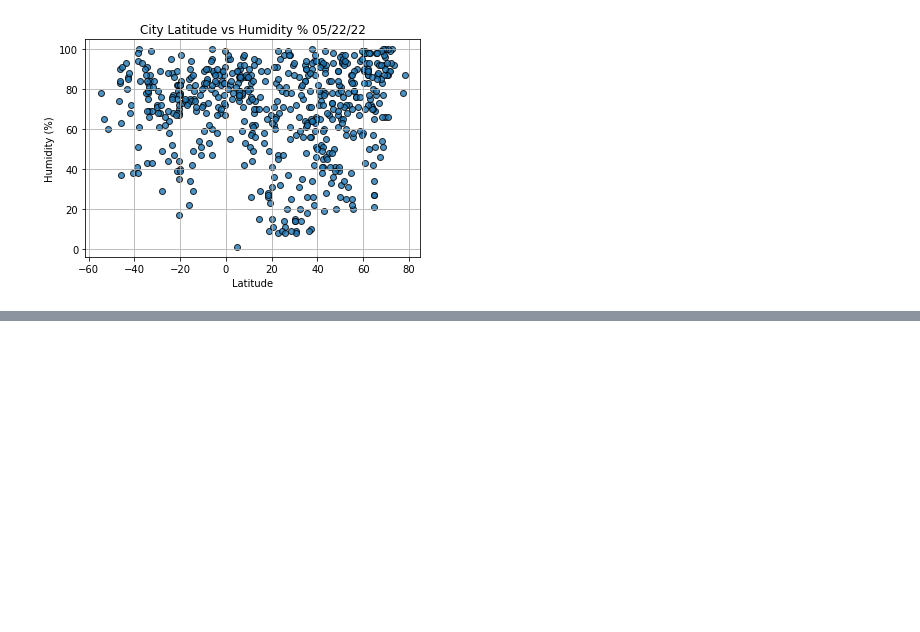
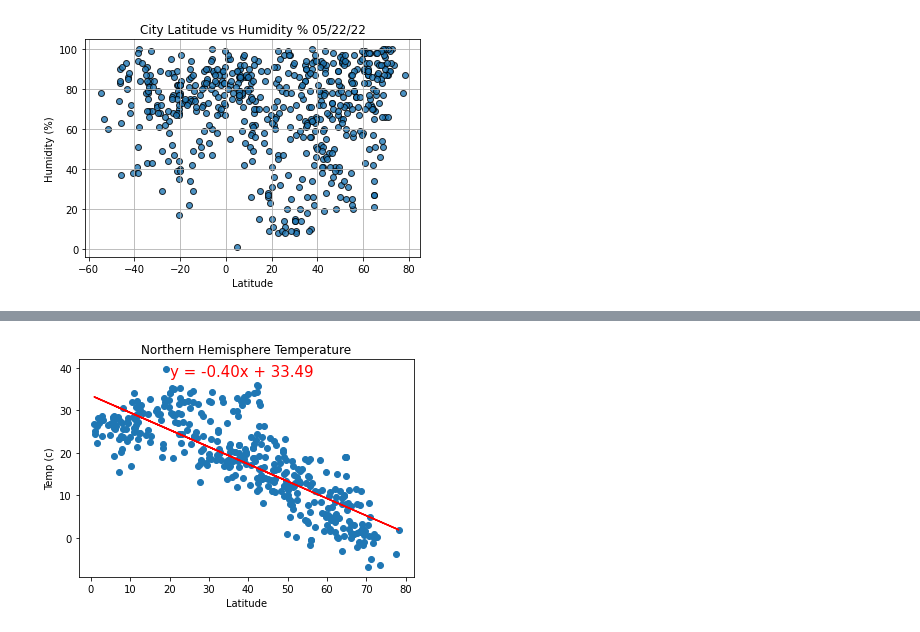
Before and after one commit to jnels4/world_weather_analysis, a Jupyter notebook: WeatherPy.ipynb, the cells around one changed output, grey strips where cells are left out. Cells and saved outputs as stored; diff of their text form; code cells hidden in the pictures; blank space fills up the shorter version.

```diff
--- a/WeatherPy.ipynb
+++ b/WeatherPy.ipynb
@@ -265,0 +306,4 @@ plt.show()
+# %%
+plotLinearRegression(northernHemiDf['Lat'],northernHemiDf['Max Temp'],'Northern Hemisphere Temperature','Temp (c)',(20,38))
+# %% [output]
+[figure, added]
```
Also changed, not shown: parts of 15 cells of this notebook.
